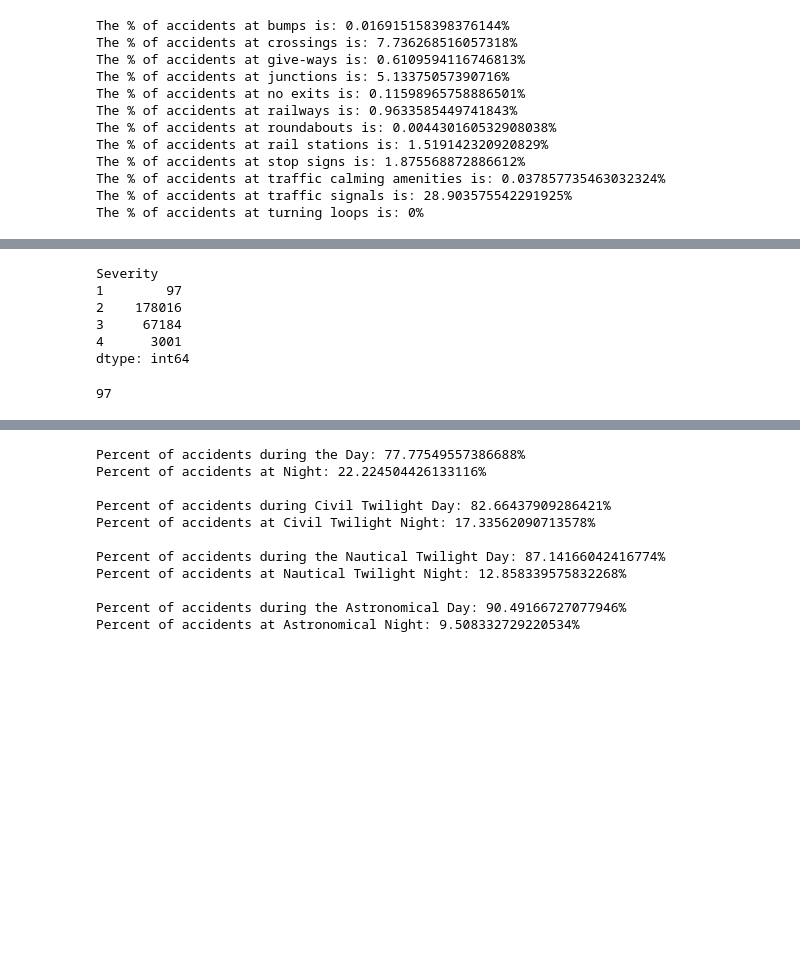
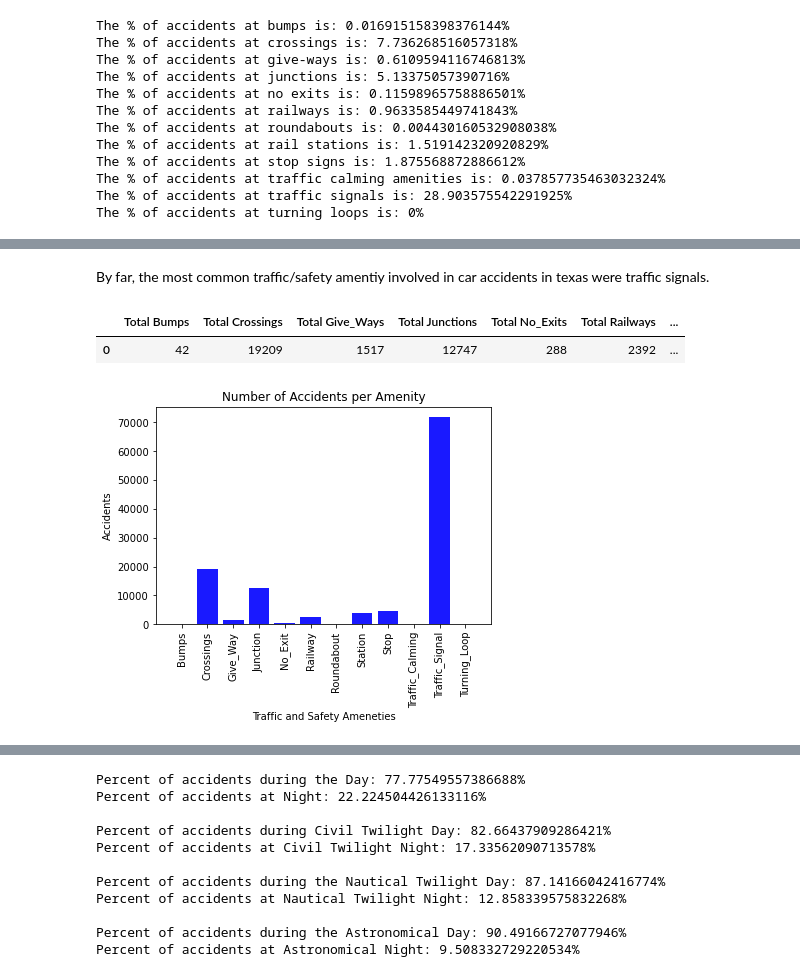
Before and after one commit to ykrasnikov/US-Traffic-Accidents, a Jupyter notebook: amenities-and-time-of-day/cars_vs_ammenities_texas.ipynb, the cells around one changed output, grey strips where cells are left out. Drawn from its saved outputs; the diff is of its cells as text; code cells hidden in the pictures; blank space fills up the shorter version.

```diff
--- a/amenities-and-time-of-day/cars_vs_ammenities_texas.ipynb
+++ b/amenities-and-time-of-day/cars_vs_ammenities_texas.ipynb
@@ -89,3 +79,22 @@ clean_isolated_amenity_data = isolated_amenity_data.dropna()
+# %%
+# Find total per traffic amenity
+
+# total number of accidents per traffic amentiy
+bumps = clean_isolated_amenity_data.Bump.sum()
+crossings = clean_isolated_amenity_data.Crossing.sum()
+give_ways = clean_isolated_amenity_data.Give_Way.sum()
+junctions = clean_isolated_amenity_data.Junction.sum()
+no_exits = clean_isolated_amenity_data.No_Exit.sum()
+railways = clean_isolated_amenity_data.Railway.sum()
+roundabouts = clean_isolated_amenity_data.Roundabout.sum()
+stations = clean_isolated_amenity_data.Station.sum()
+stops = clean_isolated_amenity_data.Stop.sum()
+traffic_calming = clean_isolated_amenity_data.Traffic_Calming.sum()
+traffic_signals = clean_isolated_amenity_data.Traffic_Signal.sum()
+turning_loops = clean_isolated_amenity_data.Turning_Loop.sum()
+
+#total accidnets involving traffic amenities
+total_accidents_involving_amenities = bumps + crossings + give_ways + junctions + no_exits + railways + roundabouts + stations + stops + traffic_calming + traffic_signals + turning_loops
 # %%
 # get number of accidents in TX
 total_accidents = len(clean_isolated_amenity_data)
@@ -175,17 +140,0 @@ severity_data
-# %%
-grouped_by_severity_data = severity_data.groupby(["Severity"]).size()
-grouped_by_severity_data
-# %% [output]
-Severity
-1        97
-2    178016
-3     67184
-4      3001
-dtype: int64
-# %%
-severity_1 = grouped_by_severity_data(grouped_by_severity_data[1] ==
-severity_1
-
-us_accident_data[(us_accident_data["State"] == "TX")]
-# %% [output]
-97
@@ -195,0 +141,40 @@ us_accident_data[(us_accident_data["State"] == "TX")]
+# %% [markdown]
+By far, the most common traffic/safety amentiy involved in car accidents in texas were traffic signals.
+# %%
+amenity_involvement_df = pd.DataFrame({"Total Bumps": [bumps],
+              "Total Crossings": [crossings],
+              "Total Give_Ways": [give_ways],
+              "Total Junctions": [junctions],
+              "Total No_Exits": [no_exits],
+              "Total Railways": [railways],
+              "Total Roundabouts": [roundabouts],
+              "Total Rail Stations": [stations],
+              "Total Stops": [stops],
+              "Total Traffic_Calmings": [traffic_calming],
+              "Total Traffic_Signal": [traffic_signals],
+              "Total Turning _Loops": [turning_loops]
+})
+amenity_involvement_df
+# %% [output]
+|  | Total Bumps | Total Crossings | Total Give_Ways | Total Junctions | Total No_Exits | Total Railways | ... |
+| 0 | 42 | 19209 | 1517 | 12747 | 288 | 2392 | ... |
+# %%
+# Bar Chart for distribution of traffic control and safety amenities
+
+amenity_involvement = [bumps, crossings, give_ways, junctions, no_exits, railways, roundabouts, stations, stops, traffic_calming, traffic_signals, turning_loops]
+
+x_axis = np.arange(len(amenity_involvement))
+tick_locations = [value for value in x_axis]
+
+
+plt.bar(x_axis, amenity_involvement, color='blue', alpha=.9, align="center")
+plt.xticks(tick_locations, ["Bumps", "Crossings", "Give_Way", "Junction", "No_Exit", "Railway", "Roundabout", "Station", "Stop", "Traffic_Calming", "Traffic_Signal", "Turning_Loop"])
+plt.xticks(rotation=90)
+
+plt.xlabel("Traffic and Safety Ameneties")
+plt.ylabel("Accidents")
+plt.title("Number of Accidents per Amenity")
+plt.savefig("../Images/accidents_per_amenity.png")
+plt.show()
+# %% [output]
+[figure, added]
```
Also changed, not shown: parts of 24 cells of this notebook, 5 other files.
